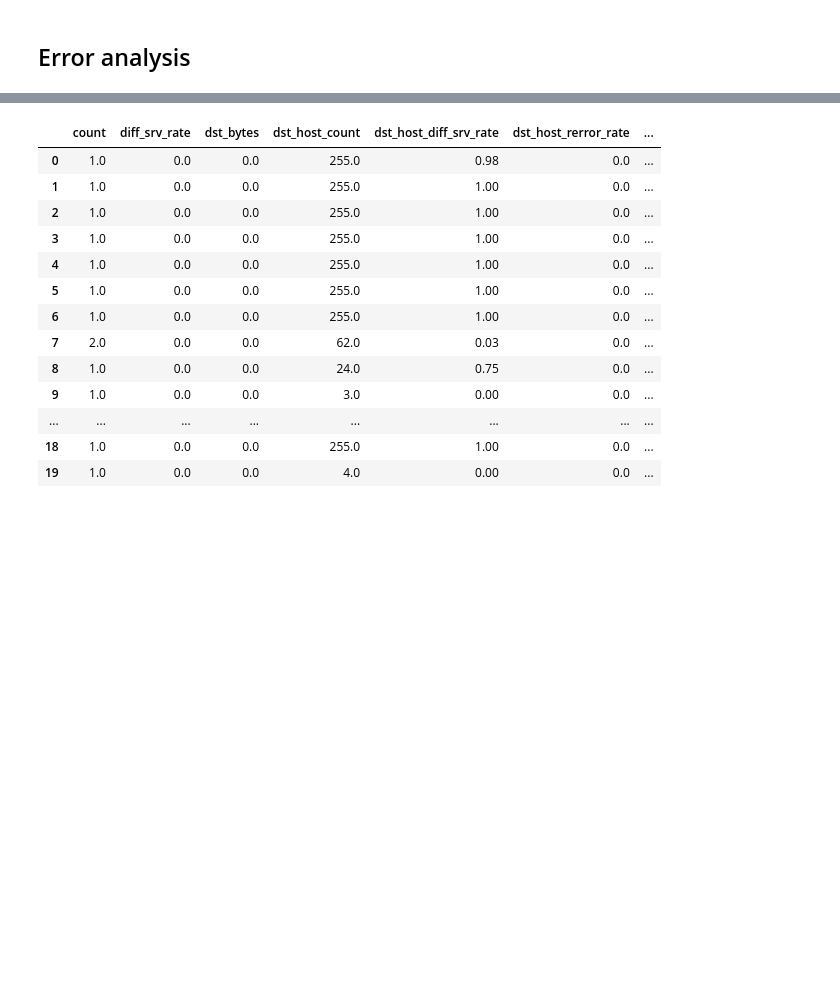
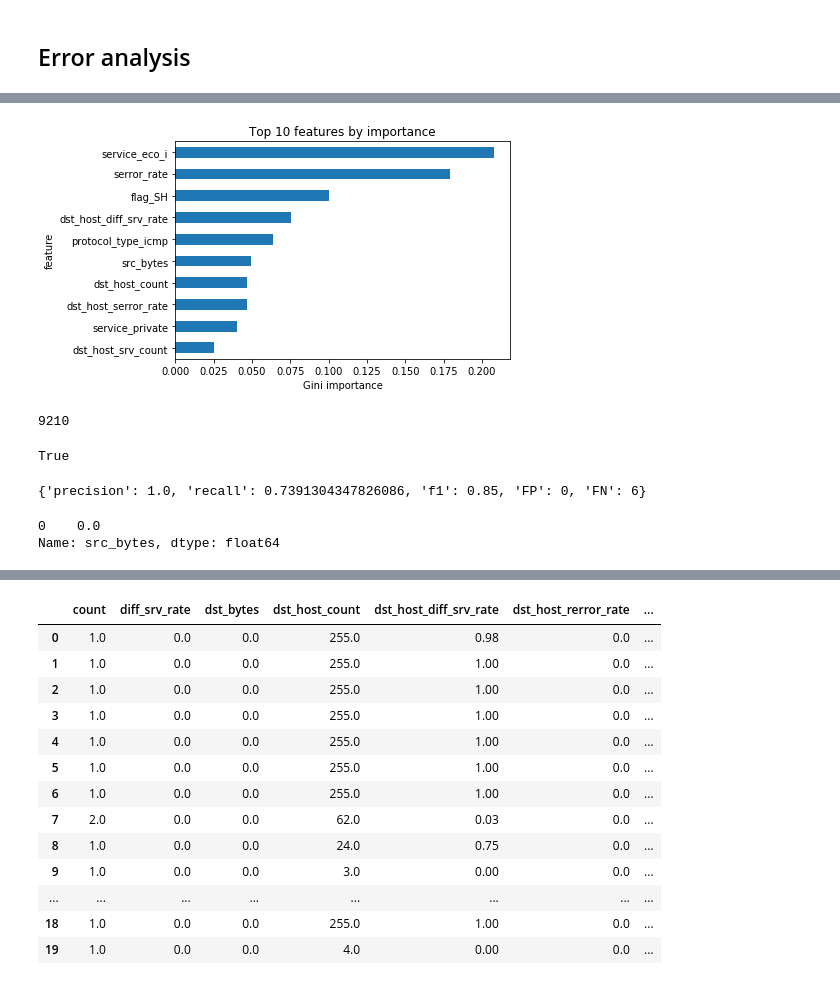
Before and after one commit to amirziai/cs221-ai-project, a Jupyter notebook: final.ipynb, the cells around one changed output, grey strips where cells are left out. Cells and saved outputs as stored; diff of their text form; code cells hidden in the pictures; blank space fills up the shorter version.

```diff
--- a/final.ipynb
+++ b/final.ipynb
@@ -269,0 +327,13 @@ pd.DataFrame(active_learning_data.x_dev[predictions != active_learning_data.y_de
+# %%
+get_feature_importance(active_learner.estimator, n=10)
+# %% [output]
+[figure, added]
+# %%
+index = active_learner.query(active_learning_data.x_train_pool.values)[0][0]
+index
+# %% [output]
+9210
+# %%
+active_learning_data.y_train_pool[index]
+# %% [output]
+True
@@ -269,0 +346,12 @@ pd.DataFrame(active_learning_data.x_dev[predictions != active_learning_data.y_de
+# %%
+predictions = get_predictions(active_learner)
+# %% [output]
+{'precision': 1.0, 'recall': 0.7391304347826086, 'f1': 0.85, 'FP': 0, 'FN': 6}
+# %%
+pd.DataFrame(
+active_learning_data.x_train_pool.values[index].reshape(1, -1),
+    columns=ni.splits['nmap.']['x_dev'].columns
+).src_bytes
+# %% [output]
+0    0.0
+Name: src_bytes, dtype: float64
```
Also changed, not shown: parts of 25 cells of this notebook, 47 other files.
